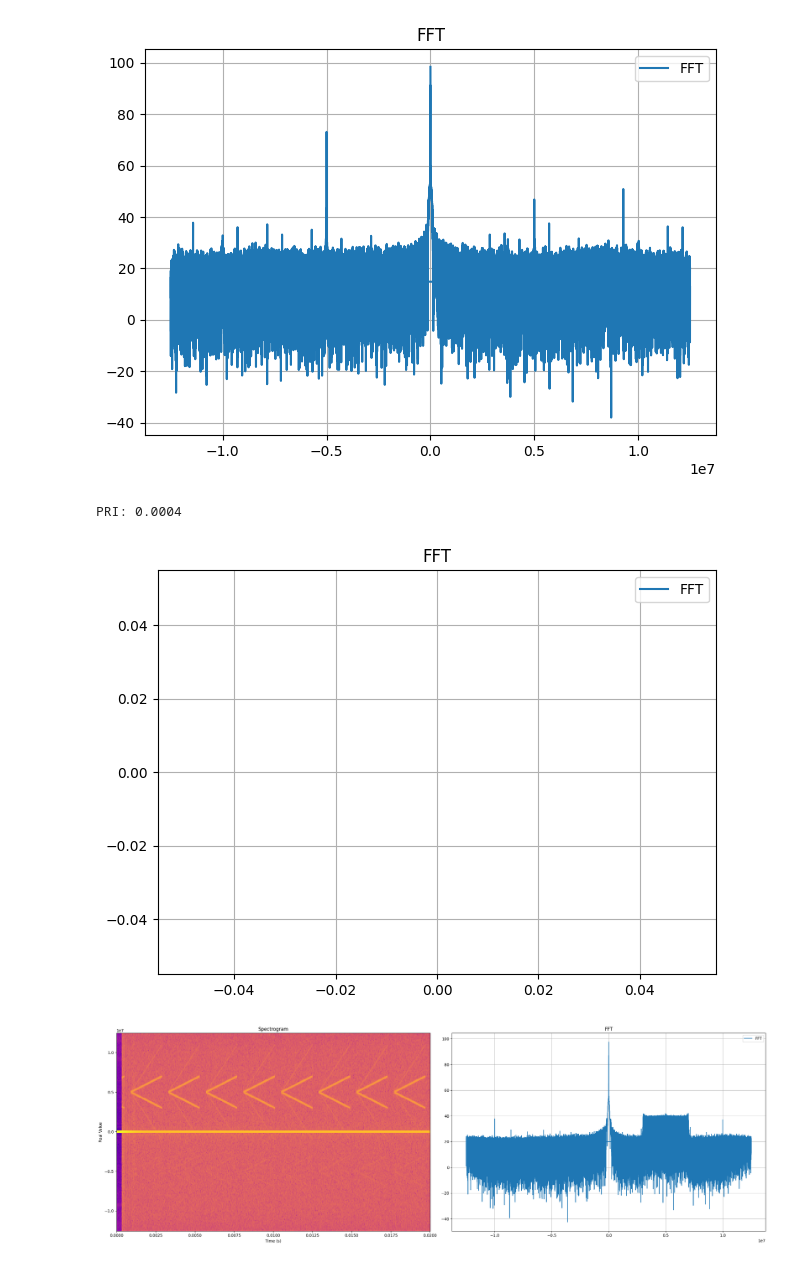
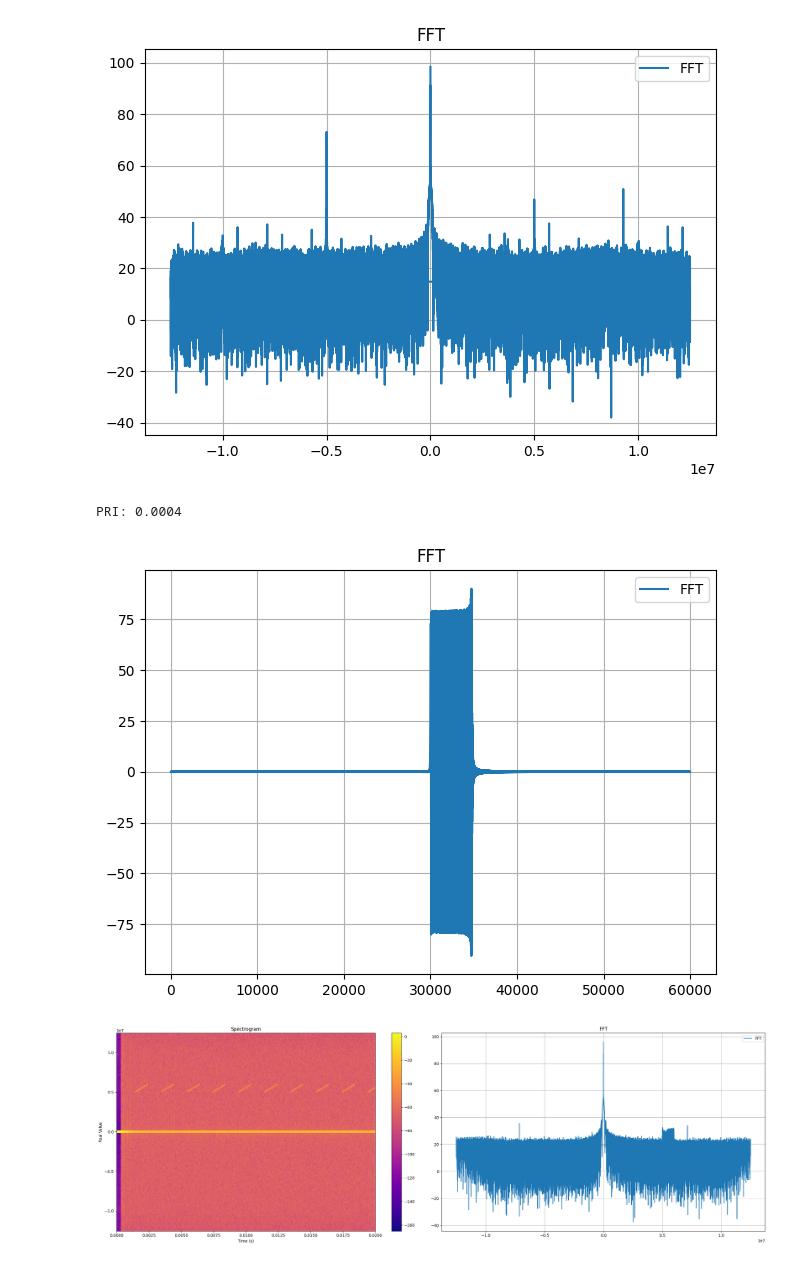
Before and after one commit to murrayinglis/sdr-config, a Jupyter notebook: plots.ipynb, the cells around one changed output. Cells and saved outputs as stored; diff of their text form; code cells hidden in the pictures.

Commit message:
beginning pulsed

```diff
--- a/plots.ipynb
+++ b/plots.ipynb
@@ -228,7 +229,7 @@ for i in range(signalLength):
     t = i / sampleRate
     frequency = startFrequency + (endFrequency - startFrequency) * i / signalLength
     phase = 2.0 * np.pi * frequency * t
-    sample = 0.5 * np.exp(1j * phase) + 0j  # 0j denotes a complex number with zero imaginary part
+    sample = 0.1 * np.exp(1j * phase) + 0j  # 0j denotes a complex number with zero imaginary part
     result.append(sample)
 
 zeros = 10000
@@ -258,11 +259,11 @@ plt.tight_layout()
 plt.show()
 # %% [output]
 PRI: 0.0004
-[figure, old version]
+[figure, new version]
 # %%
 # waterfall
 
-file_path = 'outputs/loopback_from_file_test.bin'
+file_path = 'outputs/pulsed_test.bin'
 fs = 25e6
 
 # Read the binary file
@@ -290,33 +291,41 @@ frequencies_shifted = np.fft.fftshift(frequencies)
 
 # Compute the magnitude of the STFT
 magnitude_spectrogram = np.abs(Zxx_shifted)
+threshold_dB = 40
+threshold = 10**(threshold_dB / 20)  # Convert dB to linear scale
+
+magnitude_spectrogram_db = 20 * np.log10(magnitude_spectrogram)
 
 
 
 # Plotting spectrogram
 fig, axs = plt.subplots(1, 2, figsize=(24, 8))
 
-axs[0].pcolormesh(times, frequencies_shifted, magnitude_spectrogram, shading='auto', cmap='plasma', norm=LogNorm())
+cax0 = axs[0].pcolormesh(times, frequencies_shifted, magnitude_spectrogram_db, shading='auto', cmap='plasma')
 #axs[0].set_colorbar(label='Magnitude (dB)')
 axs[0].set_xlabel('Time (s)')
 axs[0].set_ylabel('Real Value')
 axs[0].set_title('Spectrogram')
 
 # plotting fft
 fft_data = np.fft.fft(complex_data)
 fft_freq_axis = np.fft.fftfreq(len(fft_data),d=1/fs)
 
 # convert to db
 magnitude = np.abs(fft_data)
+# Filter frequencies below 40 dB
+#threshold_dB = 40
+#threshold = 10**(threshold_dB / 20)  # Convert dB to linear scale
+#magnitude = np.where(magnitude >= threshold, magnitude, 0.1)
 magnitude_db = 20 * np.log10(magnitude)
 
 axs[1].plot(fft_freq_axis, magnitude_db, label='FFT')
 axs[1].set_title('FFT')
 axs[1].legend()
 axs[1].grid(True)
 
-
+fig.colorbar(cax0, ax=axs[0])
 plt.tight_layout()
 plt.show()
 # %% [output]
-[figure, old version]
+[figure, new version]
```
Also changed, not shown: parts of 5 cells of this notebook, 9 other files.
